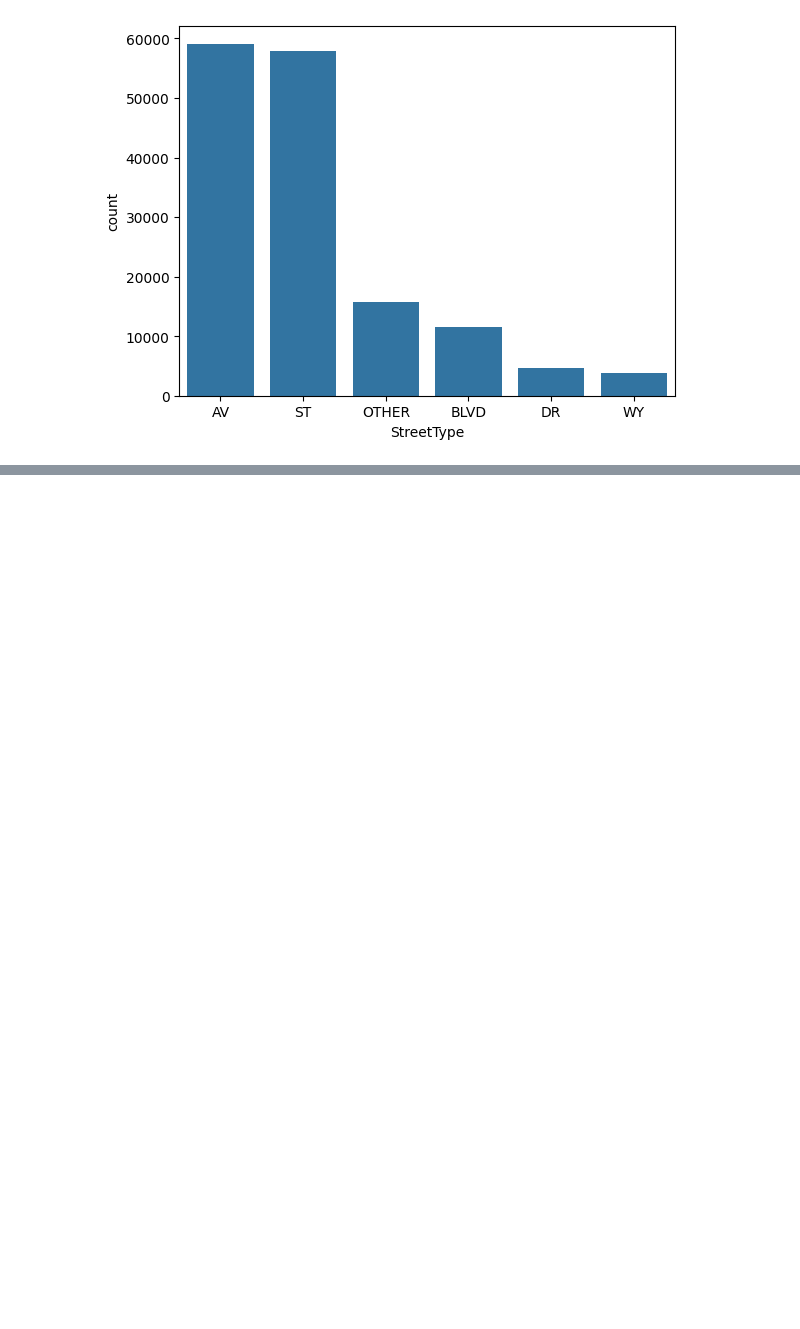
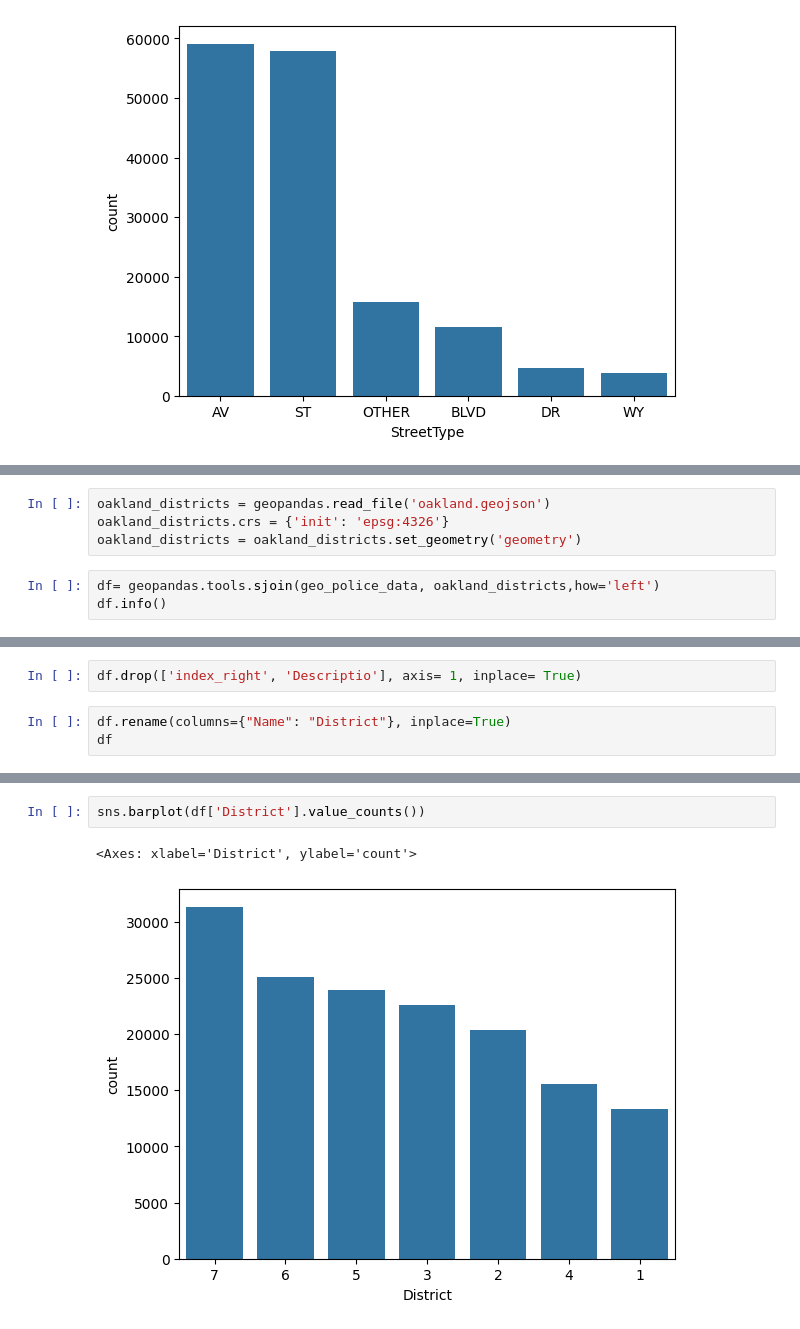
Before and after one commit to thinhh/CMPE-255-Project, a Jupyter notebook: data_exploration.ipynb, the cells around one changed output, grey strips where cells are left out. Cells and saved outputs as stored; diff of their text form; blank space fills up the shorter version.

Commit message:
add districts

```diff
--- a/data_exploration.ipynb
+++ b/data_exploration.ipynb
@@ -297,0 +356,7 @@ sns.barplot(df['StreetType'].value_counts())
+# %%
+oakland_districts = geopandas.read_file('oakland.geojson')
+oakland_districts.crs = {'init': 'epsg:4326'}
+oakland_districts = oakland_districts.set_geometry('geometry')
+# %%
+df= geopandas.tools.sjoin(geo_police_data, oakland_districts,how='left')
+df.info()
@@ -297,0 +381,5 @@ sns.barplot(df['StreetType'].value_counts())
+# %%
+df.drop(['index_right', 'Descriptio'], axis= 1, inplace= True)
+# %%
+df.rename(columns={"Name": "District"}, inplace=True)
+df
@@ -297,0 +400,5 @@ sns.barplot(df['StreetType'].value_counts())
+# %%
+sns.barplot(df['District'].value_counts())
+# %% [output]
+<Axes: xlabel='District', ylabel='count'>
+[figure, added]
```
Also changed, not shown: parts of 10 cells of this notebook, 5 other files.
